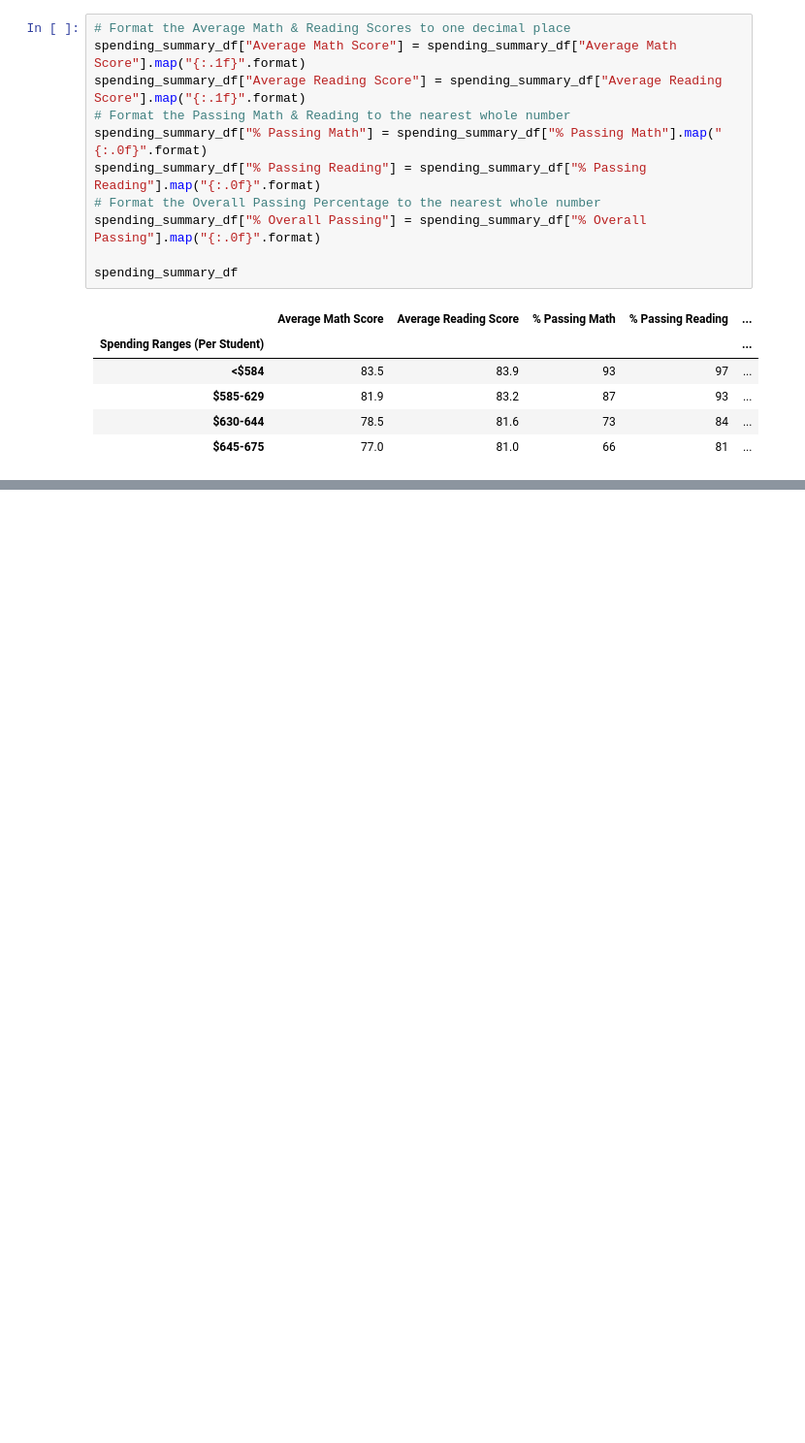
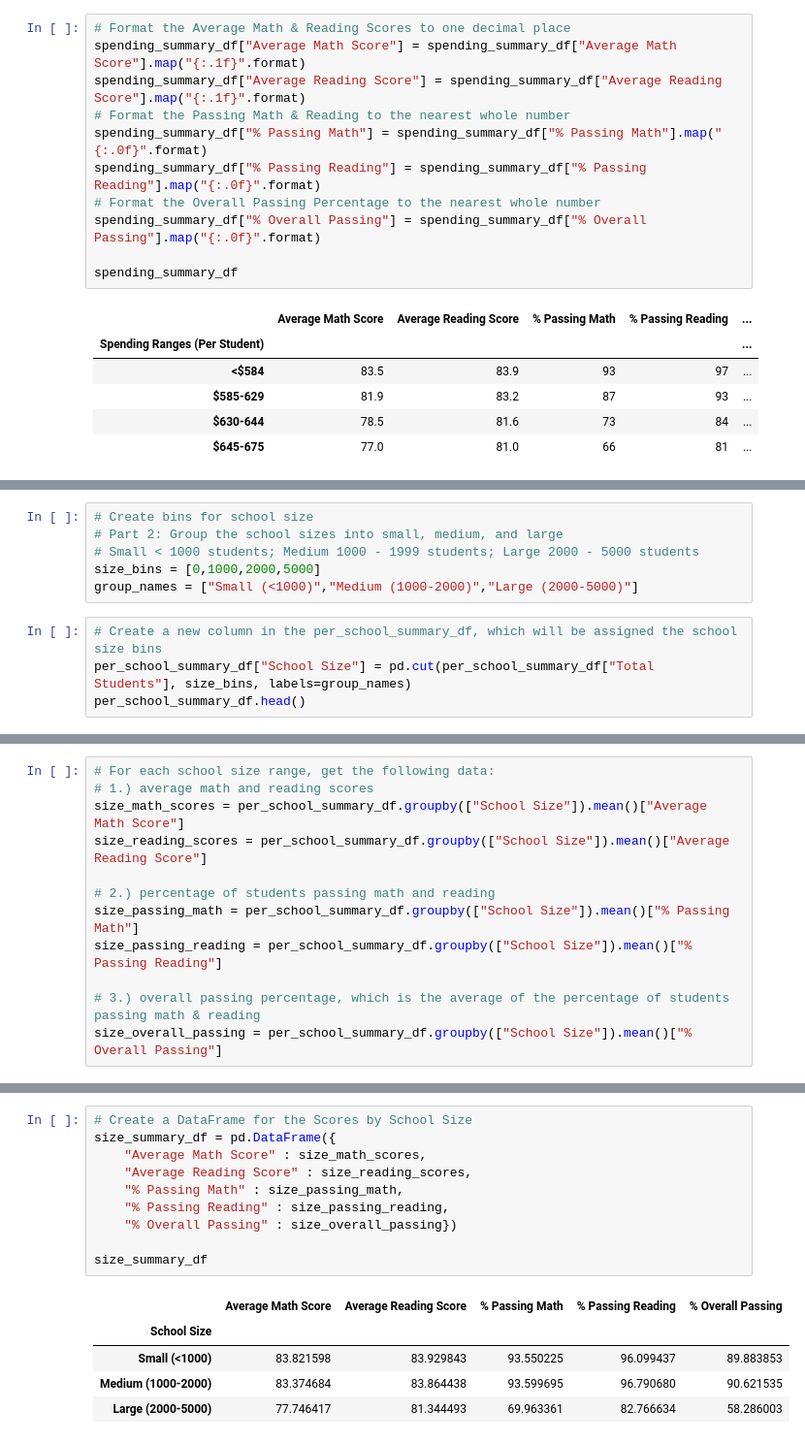
Before and after one commit to shayna-UT/School_District_Analysis, a Jupyter notebook: PyCitySchools.ipynb, the cells around one changed output, grey strips where cells are left out. Shown: that part at 97% size. Saved outputs shown, nothing was run; the diff lists cells and outputs as text; blank space fills up the shorter version.

Commit message:
scores by school size

```diff
--- a/PyCitySchools.ipynb
+++ b/PyCitySchools.ipynb
@@ -1232,0 +1254,10 @@ spending_summary_df
+# %%
+# Create bins for school size
+# Part 2: Group the school sizes into small, medium, and large
+# Small < 1000 students; Medium 1000 - 1999 students; Large 2000 - 5000 students
+size_bins = [0,1000,2000,5000]
+group_names = ["Small (<1000)","Medium (1000-2000)","Large (2000-5000)"]
+# %%
+# Create a new column in the per_school_summary_df, which will be assigned the school size bins
+per_school_summary_df["School Size"] = pd.cut(per_school_summary_df["Total Students"], size_bins, labels=group_names)
+per_school_summary_df.head()
@@ -1232,0 +1271,12 @@ spending_summary_df
+# %%
+# For each school size range, get the following data:
+# 1.) average math and reading scores
+size_math_scores = per_school_summary_df.groupby(["School Size"]).mean()["Average Math Score"]
+size_reading_scores = per_school_summary_df.groupby(["School Size"]).mean()["Average Reading Score"]
+
+# 2.) percentage of students passing math and reading
+size_passing_math = per_school_summary_df.groupby(["School Size"]).mean()["% Passing Math"]
+size_passing_reading = per_school_summary_df.groupby(["School Size"]).mean()["% Passing Reading"]
+
+# 3.) overall passing percentage, which is the average of the percentage of students passing math & reading
+size_overall_passing = per_school_summary_df.groupby(["School Size"]).mean()["% Overall Passing"]
@@ -1232,0 +1317,16 @@ spending_summary_df
+# %%
+# Create a DataFrame for the Scores by School Size
+size_summary_df = pd.DataFrame({
+    "Average Math Score" : size_math_scores,
+    "Average Reading Score" : size_reading_scores,
+    "% Passing Math" : size_passing_math,
+    "% Passing Reading" : size_passing_reading,
+    "% Overall Passing" : size_overall_passing})
+
+size_summary_df
+# %% [output]
+|  | Average Math Score | Average Reading Score | % Passing Math | % Passing Reading | % Overall Passing |
+| School Size |  |  |  |  |  |
+| Small (<1000) | 83.821598 | 83.929843 | 93.550225 | 96.099437 | 89.883853 |
+| Medium (1000-2000) | 83.374684 | 83.864438 | 93.599695 | 96.790680 | 90.621535 |
+| Large (2000-5000) | 77.746417 | 81.344493 | 69.963361 | 82.766634 | 58.286003 |
```
Also changed, not shown: parts of 5 cells of this notebook.
